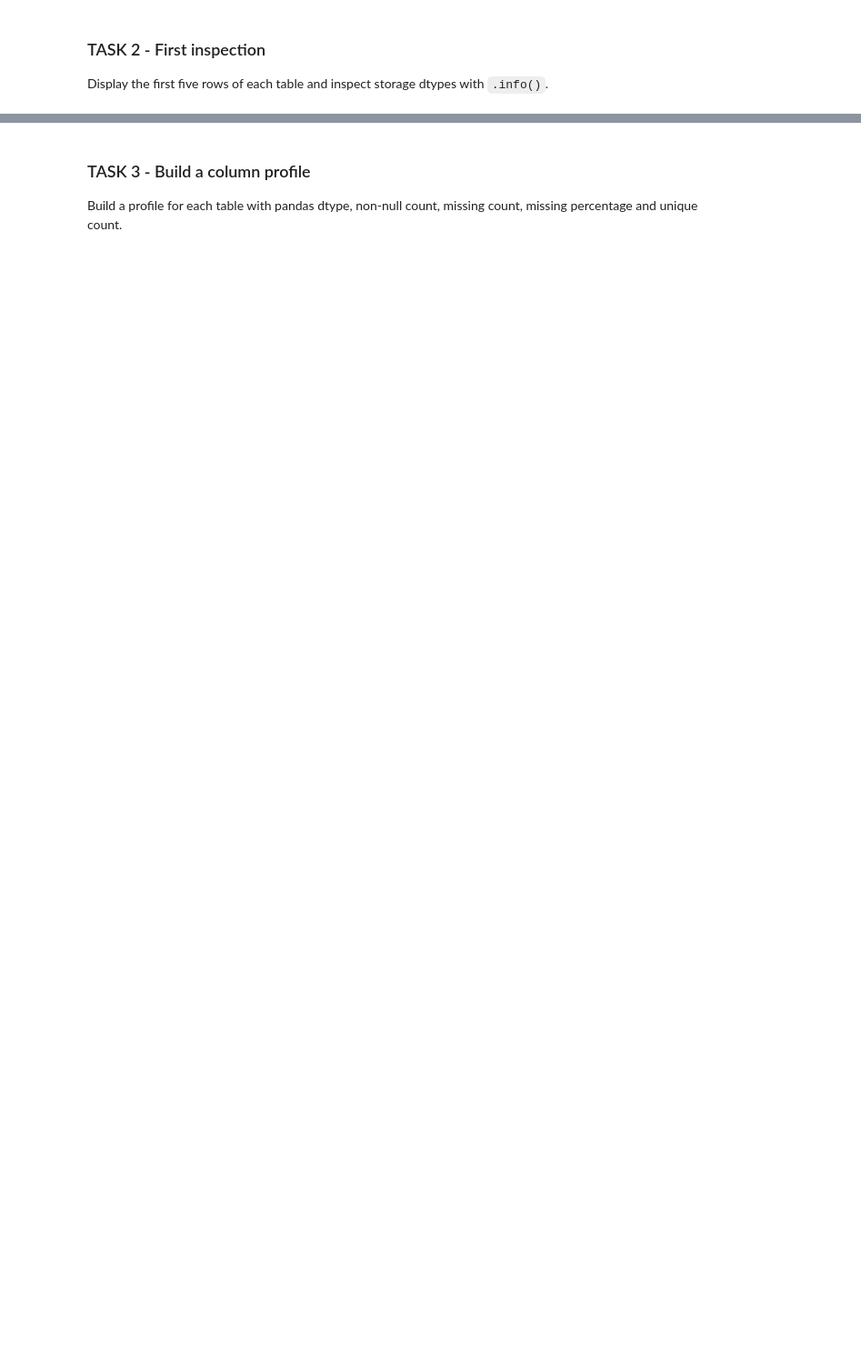
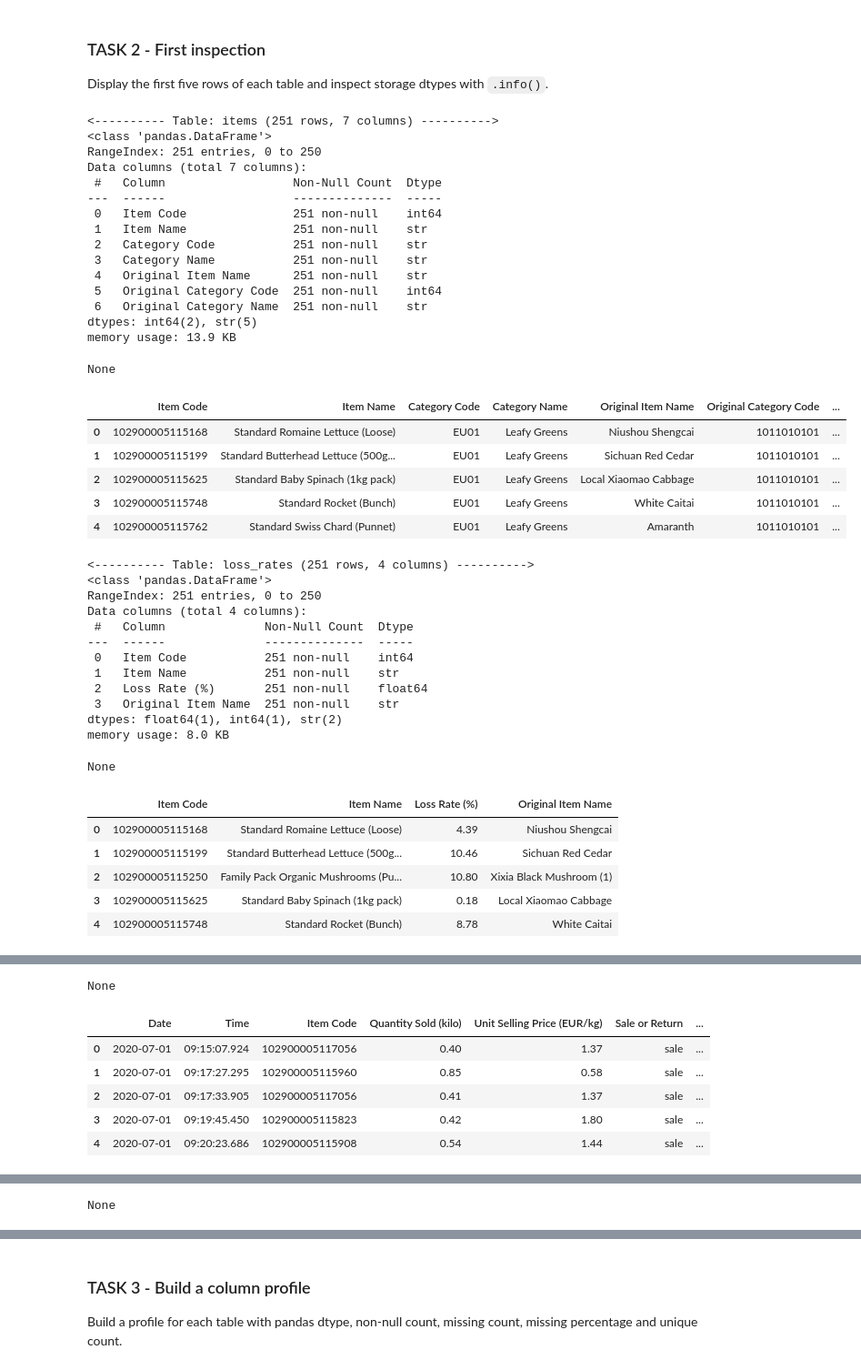
Before and after one commit to dev-deg/aci-26-pt, a Jupyter notebook: full-dataset-example/full_dataset_pipeline.ipynb, the cells around one changed output, grey strips where cells are left out. Shown at 91% size. Drawn from its saved outputs; the diff is of its cells as text; code cells hidden in the pictures; blank space fills up the shorter version.

```diff
--- a/full-dataset-example/full_dataset_pipeline.ipynb
+++ b/full-dataset-example/full_dataset_pipeline.ipynb
@@ -66,12 +66,19 @@ FILES
 
 Load the four CSV files. Parse `Date` columns as dates. Combine `Date` and `Time` in `sales.csv` into a new `Timestamp` column. Print the shape of each table.
 # %%
-# TODO
-items = ...
-loss_rates = ...
-sales = ...
-wholesale_prices = ...
+items = pd.read_csv(FILES['items'])
+loss_rates = pd.read_csv(FILES['loss_rates'])
+sales = pd.read_csv(FILES['sales'], parse_dates=['Date'])
+wholesale_prices = pd.read_csv(FILES['wholesale_prices'], parse_dates=['Date'])
 
 # TODO: create sales['Timestamp']
+sales['Timestamp'] = pd.to_datetime(sales['Date'].dt.strftime('%Y-%m-%d') + ' ' + sales['Time'],
+                                    errors='coerce')
 
 # TODO: print table shapes
+shapes = pd.DataFrame({
+    'table': ['items', 'loss_rates', 'sales', 'wholesale_prices'],
+    'rows': [len(items), len(loss_rates), len(sales), len(wholesale_prices)],
+    'columns': [items.shape[1], loss_rates.shape[1], sales.shape[1], wholesale_prices.shape[1]],
+})
+display(shapes)
@@ -80,4 +93,55 @@ wholesale_prices = ...
 
 Display the first five rows of each table and inspect storage dtypes with `.info()`.
 # %%
-# TODO
+# TODO First inspection of the tables
+for name, df in {
+    'items': items,
+    'loss_rates': loss_rates,
+    'sales': sales,
+    'wholesale_prices': wholesale_prices,
+}.items():
+    print(f"<---------- Table: {name} ({df.shape[0]} rows, {df.shape[1]} columns) ---------->")
+    display(df.info())
+    display(df.head())
+# %% [output]
+<---------- Table: items (251 rows, 7 columns) ---------->
+<class 'pandas.DataFrame'>
+RangeIndex: 251 entries, 0 to 250
+Data columns (total 7 columns):
+ #   Column                  Non-Null Count  Dtype
+---  ------                  --------------  -----
+ 0   Item Code               251 non-null    int64
+ 1   Item Name               251 non-null    str
+ 2   Category Code           251 non-null    str
+ 3   Category Name           251 non-null    str
+ 4   Original Item Name      251 non-null    str
+ 5   Original Category Code  251 non-null    int64
+ 6   Original Category Name  251 non-null    str
+dtypes: int64(2), str(5)
+memory usage: 13.9 KB
+None
+|  | Item Code | Item Name | Category Code | Category Name | Original Item Name | Original Category Code | ... |
+| 0 | 102900005115168 | Standard Romaine Lettuce (Loose) | EU01 | Leafy Greens | Niushou Shengcai | 1011010101 | ... |
+| 1 | 102900005115199 | Standard Butterhead Lettuce (500g... | EU01 | Leafy Greens | Sichuan Red Cedar | 1011010101 | ... |
+| 2 | 102900005115625 | Standard Baby Spinach (1kg pack) | EU01 | Leafy Greens | Local Xiaomao Cabbage | 1011010101 | ... |
+| 3 | 102900005115748 | Standard Rocket (Bunch) | EU01 | Leafy Greens | White Caitai | 1011010101 | ... |
+| 4 | 102900005115762 | Standard Swiss Chard (Punnet) | EU01 | Leafy Greens | Amaranth | 1011010101 | ... |
+<---------- Table: loss_rates (251 rows, 4 columns) ---------->
+<class 'pandas.DataFrame'>
+RangeIndex: 251 entries, 0 to 250
+Data columns (total 4 columns):
+ #   Column              Non-Null Count  Dtype
+---  ------              --------------  -----
+ 0   Item Code           251 non-null    int64
+ 1   Item Name           251 non-null    str
+ 2   Loss Rate (%)       251 non-null    float64
+ 3   Original Item Name  251 non-null    str
+dtypes: float64(1), int64(1), str(2)
+memory usage: 8.0 KB
+None
+|  | Item Code | Item Name | Loss Rate (%) | Original Item Name |
+| 0 | 102900005115168 | Standard Romaine Lettuce (Loose) | 4.39 | Niushou Shengcai |
+| 1 | 102900005115199 | Standard Butterhead Lettuce (500g... | 10.46 | Sichuan Red Cedar |
+| 2 | 102900005115250 | Family Pack Organic Mushrooms (Pu... | 10.80 | Xixia Black Mushroom (1) |
+| 3 | 102900005115625 | Standard Baby Spinach (1kg pack) | 0.18 | Local Xiaomao Cabbage |
+| 4 | 102900005115748 | Standard Rocket (Bunch) | 8.78 | White Caitai |
@@ -83,0 +164,7 @@ Display the first five rows of each table and inspect storage dtypes with `.info
+None
+|  | Date | Time | Item Code | Quantity Sold (kilo) | Unit Selling Price (EUR/kg) | Sale or Return | ... |
+| 0 | 2020-07-01 | 09:15:07.924 | 102900005117056 | 0.40 | 1.37 | sale | ... |
+| 1 | 2020-07-01 | 09:17:27.295 | 102900005115960 | 0.85 | 0.58 | sale | ... |
+| 2 | 2020-07-01 | 09:17:33.905 | 102900005117056 | 0.41 | 1.37 | sale | ... |
+| 3 | 2020-07-01 | 09:19:45.450 | 102900005115823 | 0.42 | 1.80 | sale | ... |
+| 4 | 2020-07-01 | 09:20:23.686 | 102900005115908 | 0.54 | 1.44 | sale | ... |
@@ -83,0 +182 @@ Display the first five rows of each table and inspect storage dtypes with `.info
+None
```
Also changed, not shown: parts of 7 cells of this notebook.
